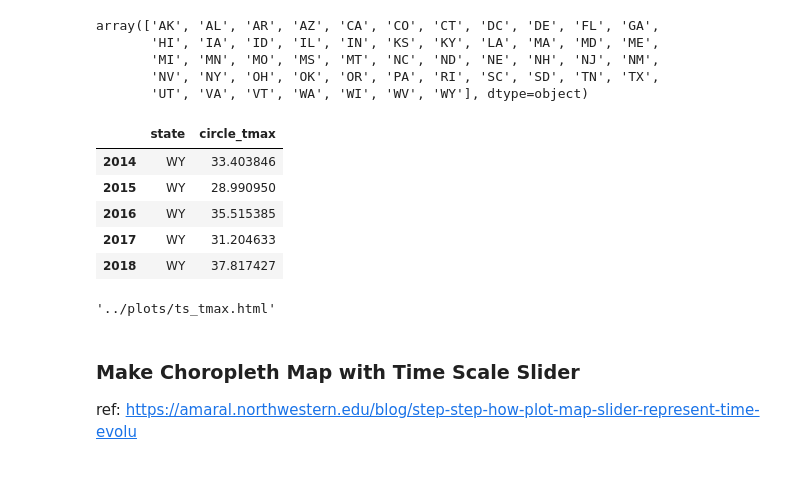
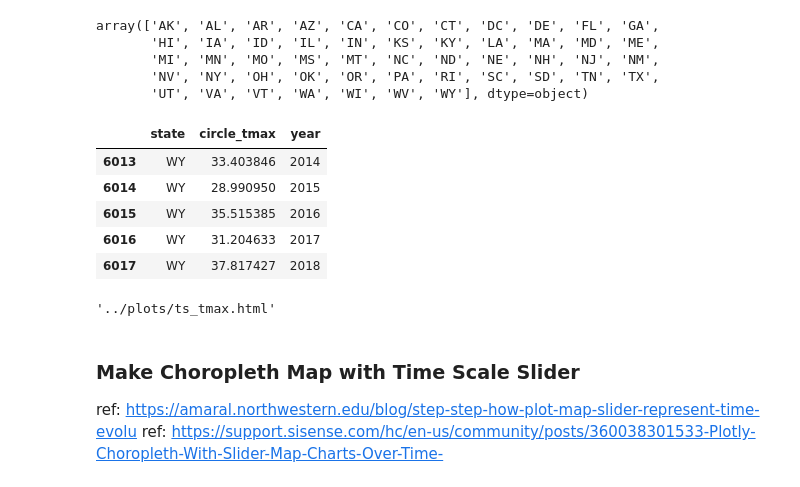
Before and after one commit to DataKind-DC/audubon-cbc, a Jupyter notebook: notebooks/2.1-ijd-viz.ipynb, the cells around one changed output. Cells and saved outputs as stored; diff of their text form; code cells hidden in the pictures.

```diff
--- a/notebooks/2.1-ijd-viz.ipynb
+++ b/notebooks/2.1-ijd-viz.ipynb
@@ -510,15 +522,18 @@ array(['AK', 'AL', 'AR', 'AZ', 'CA', 'CO', 'CT', 'DC', 'DE', 'FL', 'GA',
        'MI', 'MN', 'MO', 'MS', 'MT', 'NC', 'ND', 'NE', 'NH', 'NJ', 'NM',
        'NV', 'NY', 'OH', 'OK', 'OR', 'PA', 'RI', 'SC', 'SD', 'TN', 'TX',
        'UT', 'VA', 'VT', 'WA', 'WI', 'WV', 'WY'], dtype=object)
-# %%
-df_ts_circle_tmax_long.tail()
-# %% [output]
-|  | state | circle_tmax |
-| 2014 | WY | 33.403846 |
-| 2015 | WY | 28.990950 |
-| 2016 | WY | 35.515385 |
-| 2017 | WY | 31.204633 |
-| 2018 | WY | 37.817427 |
+# %%
+# Convert the index to a normal column
+df_ts_circle_tmax_long['year'] = df_ts_circle_tmax_long.index
+df_ts_circle_tmax_long.reset_index(drop=True, inplace=True)
+df_ts_circle_tmax_long.tail()
+# %% [output]
+|  | state | circle_tmax | year |
+| 6013 | WY | 33.403846 | 2014 |
+| 6014 | WY | 28.990950 | 2015 |
+| 6015 | WY | 35.515385 | 2016 |
+| 6016 | WY | 31.204633 | 2017 |
+| 6017 | WY | 37.817427 | 2018 |
 # %%
 # Make line plot
 x_all = df_ts_circle_tmax.index
@@ -577,3 +592,4 @@ ply.plot(fig, filename='../plots/ts_tmax.html', auto_open=popen)
 ### Make Choropleth Map with Time Scale Slider
 
 ref: https://amaral.northwestern.edu/blog/step-step-how-plot-map-slider-represent-time-evolu
+ref: https://support.sisense.com/hc/en-us/community/posts/360038301533-Plotly-Choropleth-With-Slider-Map-Charts-Over-Time-
```
Also changed, not shown: parts of 5 cells of this notebook.
